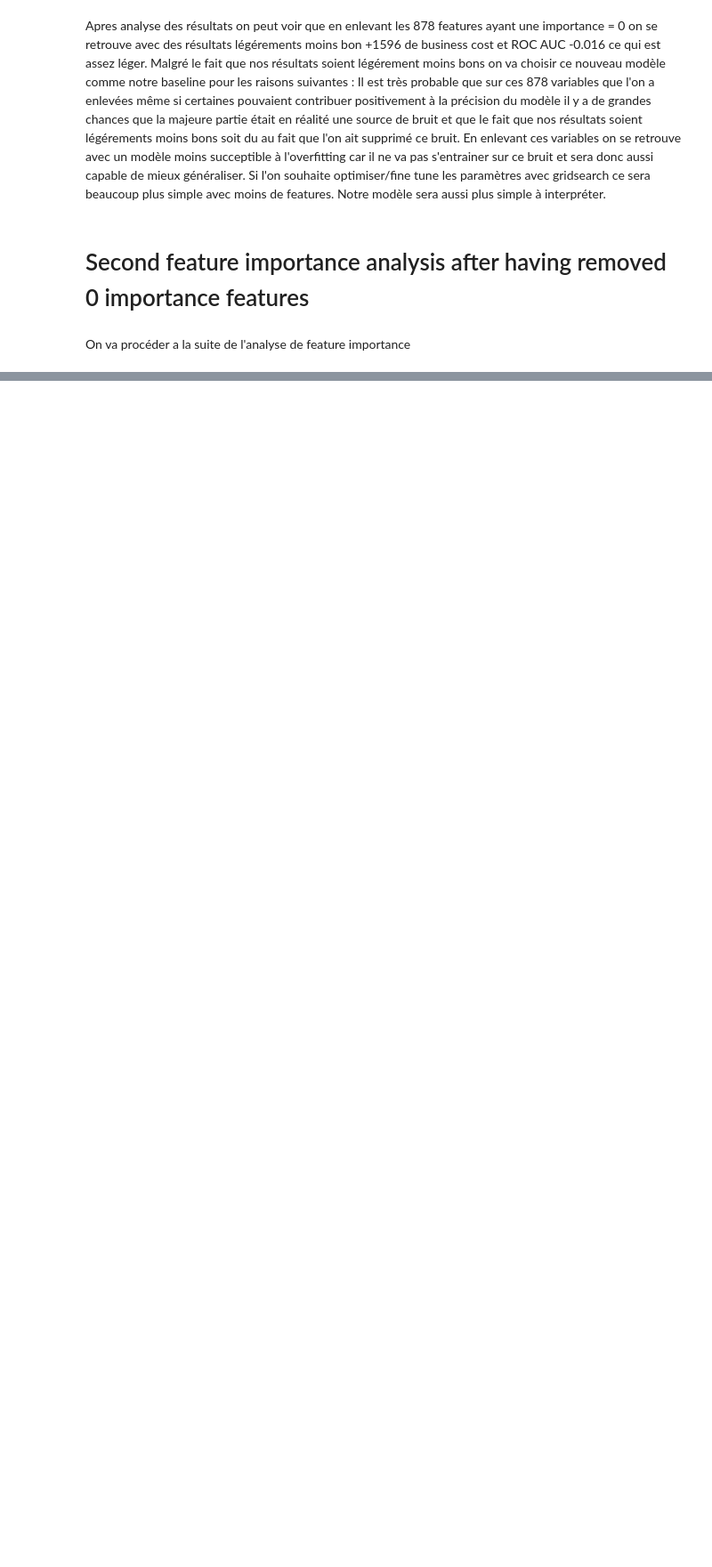
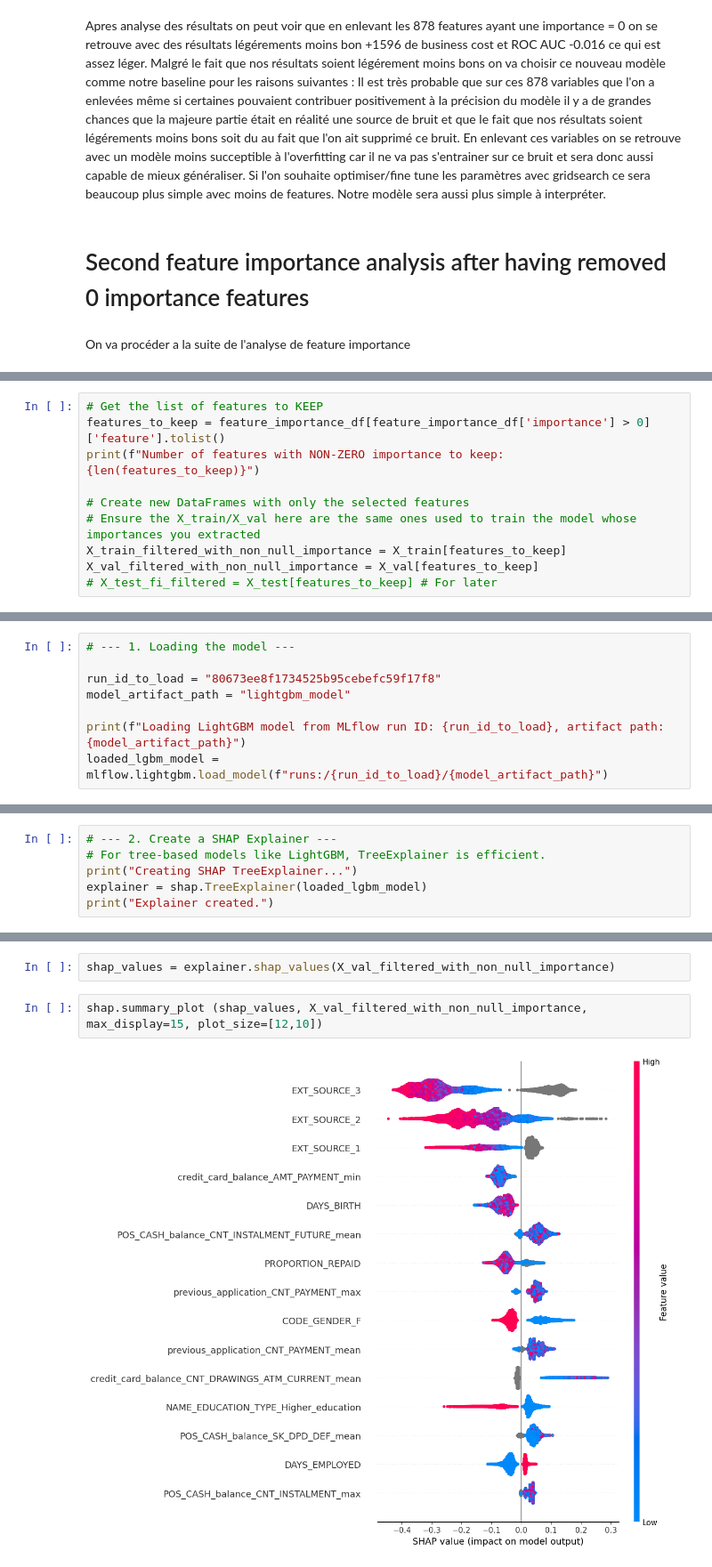
Before and after one commit to MalastarLC/Home_Credit_Project_Ver2, a Jupyter notebook: Projet_7_Analyse_Exploratoire_part_2.ipynb, the cells around one changed output, grey strips where cells are left out. Shown at 89% size. Cells and saved outputs as stored; diff of their text form; blank space fills up the shorter version.

```diff
--- a/Projet_7_Analyse_Exploratoire_part_2.ipynb
+++ b/Projet_7_Analyse_Exploratoire_part_2.ipynb
@@ -2174,0 +2602,10 @@ On va procéder a la suite de l'analyse de feature importance
+# %%
+# Get the list of features to KEEP
+features_to_keep = feature_importance_df[feature_importance_df['importance'] > 0]['feature'].tolist()
+print(f"Number of features with NON-ZERO importance to keep: {len(features_to_keep)}")
+
+# Create new DataFrames with only the selected features
+# Ensure the X_train/X_val here are the same ones used to train the model whose importances you extracted
+X_train_filtered_with_non_null_importance = X_train[features_to_keep]
+X_val_filtered_with_non_null_importance = X_val[features_to_keep]
+# X_test_fi_filtered = X_test[features_to_keep] # For later
@@ -2174,0 +2618,8 @@ On va procéder a la suite de l'analyse de feature importance
+# %%
+# --- 1. Loading the model ---
+
+run_id_to_load = "80673ee8f1734525b95cebefc59f17f8"
+model_artifact_path = "lightgbm_model"
+
+print(f"Loading LightGBM model from MLflow run ID: {run_id_to_load}, artifact path: {model_artifact_path}")
+loaded_lgbm_model = mlflow.lightgbm.load_model(f"runs:/{run_id_to_load}/{model_artifact_path}")
@@ -2174,0 +2628,6 @@ On va procéder a la suite de l'analyse de feature importance
+# %%
+# --- 2. Create a SHAP Explainer ---
+# For tree-based models like LightGBM, TreeExplainer is efficient.
+print("Creating SHAP TreeExplainer...")
+explainer = shap.TreeExplainer(loaded_lgbm_model)
+print("Explainer created.")
@@ -2174,0 +2637,6 @@ On va procéder a la suite de l'analyse de feature importance
+# %%
+shap_values = explainer.shap_values(X_val_filtered_with_non_null_importance)
+# %%
+shap.summary_plot (shap_values, X_val_filtered_with_non_null_importance, max_display=15, plot_size=[12,10])
+# %% [output]
+[figure, added]
```
Also changed, not shown: parts of 26 cells of this notebook, 50 other files.
